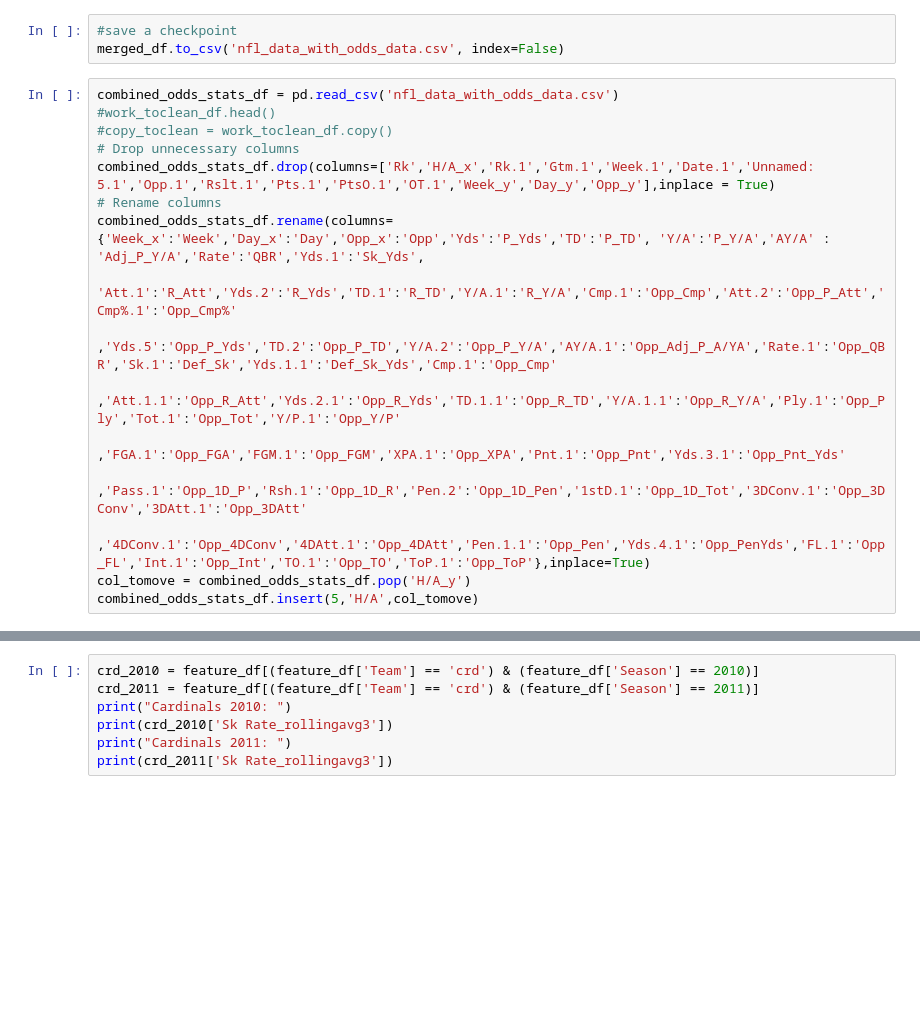
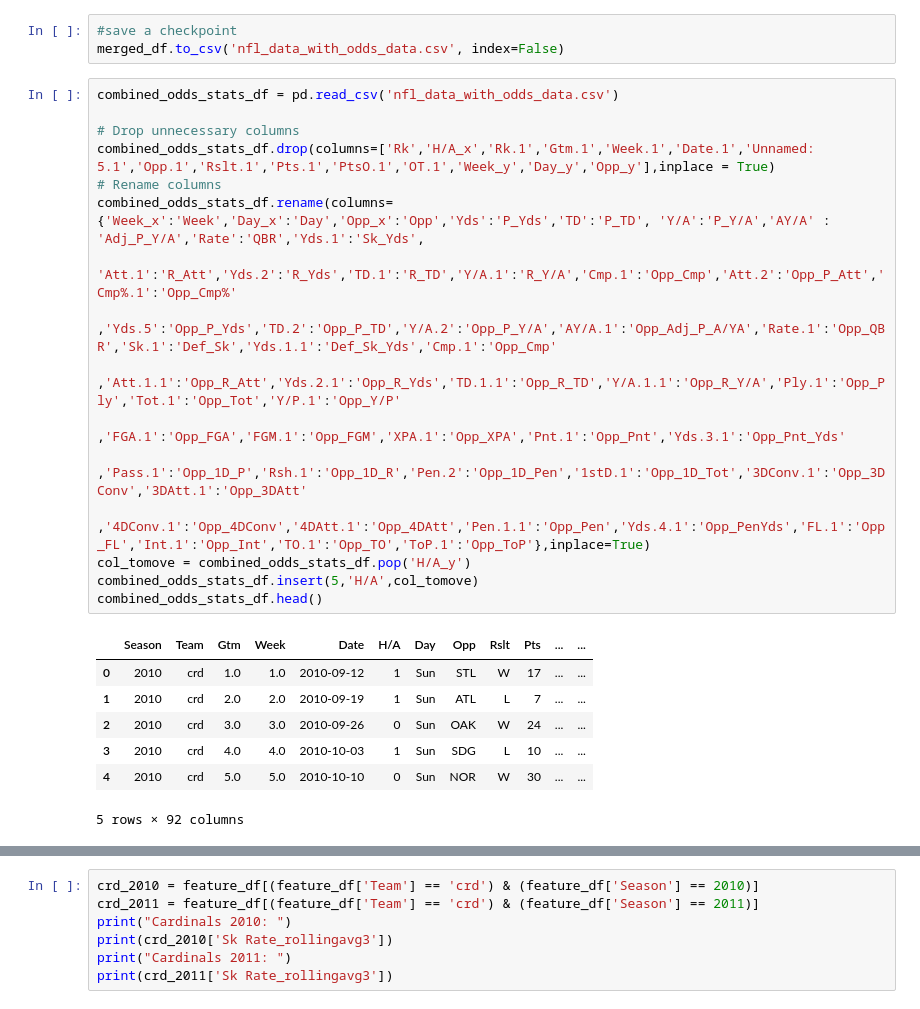
Before and after one commit to natelove02/NFL-Model, a Jupyter notebook: data_engineering.ipynb, the cells around one changed output, grey strips where cells are left out. Cells and saved outputs as stored; diff of their text form; blank space fills up the shorter version.

```diff
--- a/data_engineering.ipynb
+++ b/data_engineering.ipynb
@@ -249,18 +302,26 @@ merged_df.head()
 merged_df.to_csv('nfl_data_with_odds_data.csv', index=False)
 # %%
 combined_odds_stats_df = pd.read_csv('nfl_data_with_odds_data.csv')
-#work_toclean_df.head()
-#copy_toclean = work_toclean_df.copy()
+
 # Drop unnecessary columns
 combined_odds_stats_df.drop(columns=['Rk','H/A_x','Rk.1','Gtm.1','Week.1','Date.1','Unnamed: 5.1','Opp.1','Rslt.1','Pts.1','PtsO.1','OT.1','Week_y','Day_y','Opp_y'],inplace = True)
 # Rename columns
 combined_odds_stats_df.rename(columns={'Week_x':'Week','Day_x':'Day','Opp_x':'Opp','Yds':'P_Yds','TD':'P_TD', 'Y/A':'P_Y/A','AY/A' : 'Adj_P_Y/A','Rate':'QBR','Yds.1':'Sk_Yds',
                     'Att.1':'R_Att','Yds.2':'R_Yds','TD.1':'R_TD','Y/A.1':'R_Y/A','Cmp.1':'Opp_Cmp','Att.2':'Opp_P_Att','Cmp%.1':'Opp_Cmp%'
                     ,'Yds.5':'Opp_P_Yds','TD.2':'Opp_P_TD','Y/A.2':'Opp_P_Y/A','AY/A.1':'Opp_Adj_P_A/YA','Rate.1':'Opp_QBR','Sk.1':'Def_Sk','Yds.1.1':'Def_Sk_Yds','Cmp.1':'Opp_Cmp'
                     ,'Att.1.1':'Opp_R_Att','Yds.2.1':'Opp_R_Yds','TD.1.1':'Opp_R_TD','Y/A.1.1':'Opp_R_Y/A','Ply.1':'Opp_Ply','Tot.1':'Opp_Tot','Y/P.1':'Opp_Y/P'
                     ,'FGA.1':'Opp_FGA','FGM.1':'Opp_FGM','XPA.1':'Opp_XPA','Pnt.1':'Opp_Pnt','Yds.3.1':'Opp_Pnt_Yds'
                     ,'Pass.1':'Opp_1D_P','Rsh.1':'Opp_1D_R','Pen.2':'Opp_1D_Pen','1stD.1':'Opp_1D_Tot','3DConv.1':'Opp_3DConv','3DAtt.1':'Opp_3DAtt'
                     ,'4DConv.1':'Opp_4DConv','4DAtt.1':'Opp_4DAtt','Pen.1.1':'Opp_Pen','Yds.4.1':'Opp_PenYds','FL.1':'Opp_FL','Int.1':'Opp_Int','TO.1':'Opp_TO','ToP.1':'Opp_ToP'},inplace=True)
 col_tomove = combined_odds_stats_df.pop('H/A_y')
 combined_odds_stats_df.insert(5,'H/A',col_tomove)
+combined_odds_stats_df.head()
+# %% [output]
+|  | Season | Team | Gtm | Week | Date | H/A | Day | Opp | Rslt | Pts | ... | ... |
+| 0 | 2010 | crd | 1.0 | 1.0 | 2010-09-12 | 1 | Sun | STL | W | 17 | ... | ... |
+| 1 | 2010 | crd | 2.0 | 2.0 | 2010-09-19 | 1 | Sun | ATL | L | 7 | ... | ... |
+| 2 | 2010 | crd | 3.0 | 3.0 | 2010-09-26 | 0 | Sun | OAK | W | 24 | ... | ... |
+| 3 | 2010 | crd | 4.0 | 4.0 | 2010-10-03 | 1 | Sun | SDG | L | 10 | ... | ... |
+| 4 | 2010 | crd | 5.0 | 5.0 | 2010-10-10 | 0 | Sun | NOR | W | 30 | ... | ... |
+5 rows × 92 columns
 # %%
```
Also changed, not shown: parts of 7 cells of this notebook, 7 other files.
